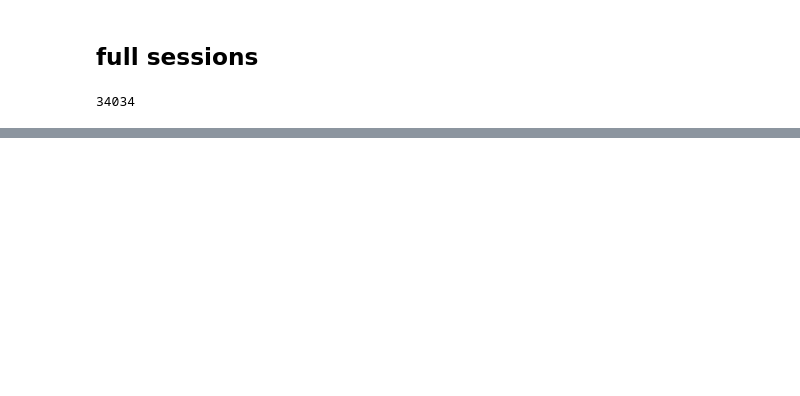
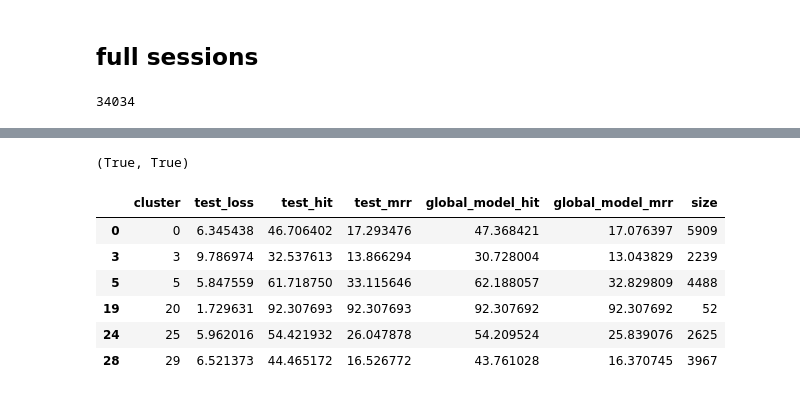
Before and after one commit to kpuchalskixiv/GNN_Master, a Jupyter notebook: srgnn/test_gm_switch_case.ipynb, the cells around one changed output, grey strips where cells are left out. Drawn from its saved outputs; the diff is of its cells as text; code cells hidden in the pictures; blank space fills up the shorter version.

```diff
--- a/srgnn/test_gm_switch_case.ipynb
+++ b/srgnn/test_gm_switch_case.ipynb
@@ -280,0 +306,33 @@ full_sess_results.iloc[(full_sess_results.model_hit>full_sess_results.global_mod
+# %%
+cluster_results=[]
+cluster_results.append(
+{'cluster':-1,
+ 'test_loss': np.nan,
+ 'test_hit': np.average(hit),
+ 'test_mrr': np.average(mrr)})
+
+for c in tqdm(range(gm.n_components)):
+    clear_output(wait=True)
+    if runs_df.loc[runs_df.cluster==c].empty:
+        continue
+    idxs=np.arange(len(test_data[0]))[session_labels==c]
+
+    cluster_sess=[test_data[0][i] for i in idxs]
+    cluster_targets=[test_data[1][i] for i in idxs]
+    cluster_data=(cluster_sess,cluster_targets)
+    cluster_dataset=SRGNN_Map_Dataset(cluster_data, shuffle=False)
+    cluster_dataloader=DataLoader(cluster_dataset,
+                            num_workers=os.cpu_count(),
+                            sampler=SRGNN_sampler(cluster_dataset, opt.batchSize, shuffle=False, drop_last=False),
+                             drop_last=False
+                            )
+    run_id=runs_df.loc[runs_df.cluster==c].ID.item()
+    cluster_model=SRGNN_model.load_from_checkpoint(f"./GNN_master/{run_id}/checkpoints/"+
+                                       os.listdir(f"./GNN_master/{run_id}/checkpoints/")[0], opt=opt)
+
+    trainer=pl.Trainer(limit_test_batches=ceil(cluster_dataset.length/opt.batchSize),limit_predict_batches=ceil(cluster_dataset.length/opt.batchSize))
+    metrics=trainer.test(cluster_model, cluster_dataloader)[0]#only one dataloader
+    metrics['cluster']=c
+    metrics['global_model_hit']=100*np.average(hit[idxs])
+    metrics['global_model_mrr']=100*np.average(mrr[idxs])
+    cluster_results.append(metrics)
@@ -280,0 +358,18 @@ full_sess_results.iloc[(full_sess_results.model_hit>full_sess_results.global_mod
+# %%
+cluster_results=pd.DataFrame(cluster_results)
+cluster_results=cluster_results.merge(pd.DataFrame(np.unique(session_labels, return_counts=True)).T.rename(columns={0:'cluster',1:'size'}),
+                      on='cluster')
+# %%
+(cluster_results.test_hit>cluster_results.global_model_hit).any(), (cluster_results.test_mrr>cluster_results.global_model_mrr).any()
+# %% [output]
+(True, True)
+# %%
+cluster_results.iloc[np.arange(cluster_results.shape[0])[cluster_results.test_mrr>cluster_results.global_model_mrr]]
+# %% [output]
+|  | cluster | test_loss | test_hit | test_mrr | global_model_hit | global_model_mrr | size |
+| 0 | 0 | 6.345438 | 46.706402 | 17.293476 | 47.368421 | 17.076397 | 5909 |
+| 3 | 3 | 9.786974 | 32.537613 | 13.866294 | 30.728004 | 13.043829 | 2239 |
+| 5 | 5 | 5.847559 | 61.718750 | 33.115646 | 62.188057 | 32.829809 | 4488 |
+| 19 | 20 | 1.729631 | 92.307693 | 92.307693 | 92.307692 | 92.307692 | 52 |
+| 24 | 25 | 5.962016 | 54.421932 | 26.047878 | 54.209524 | 25.839076 | 2625 |
+| 28 | 29 | 6.521373 | 44.465172 | 16.526772 | 43.761028 | 16.370745 | 3967 |
```
Also changed, not shown: parts of 23 cells of this notebook, 3 other files.
